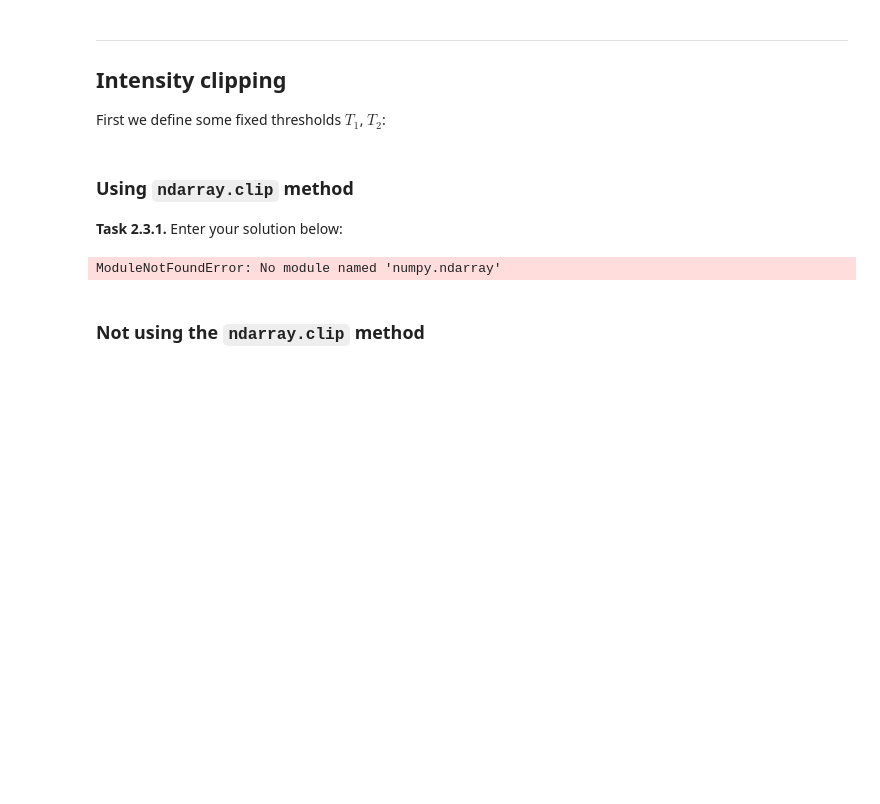
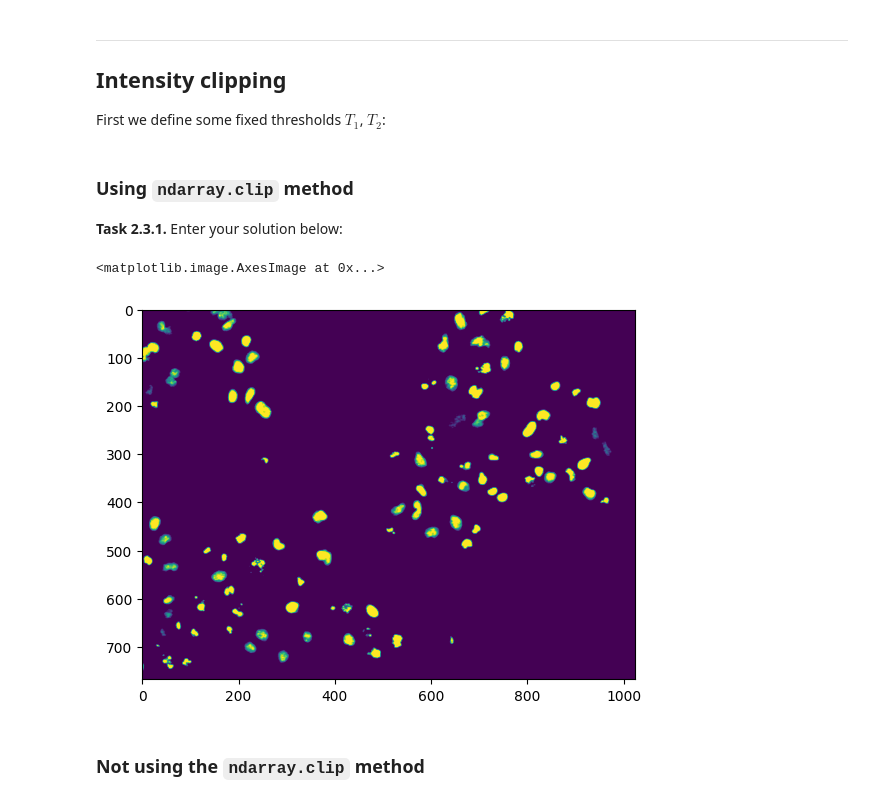
Before and after one commit to evgr5/mobi-fs3-python, a Jupyter notebook: task2.ipynb, the cells around one changed output. Saved outputs shown, nothing was run; the diff lists cells and outputs as text; code cells hidden in the pictures; blank space fills up the shorter version.

```diff
--- a/task2.ipynb
+++ b/task2.ipynb
@@ -50,10 +50,11 @@ T2 = 0.59
 
 **<a id="#">Task 2.3.1.</a>** Enter your solution below:
 # %%
-import numpy.ndarray
-clip(img)
+name=numpy.ndarray.clip(img,T1,T2)
+plt.imshow(name)
 # %% [output]
-ModuleNotFoundError: No module named 'numpy.ndarray'
+<matplotlib.image.AxesImage at 0x...>
+[figure, added]
 # %% [markdown]
 ### Not using the `ndarray.clip` method
 # %% [markdown]
```
